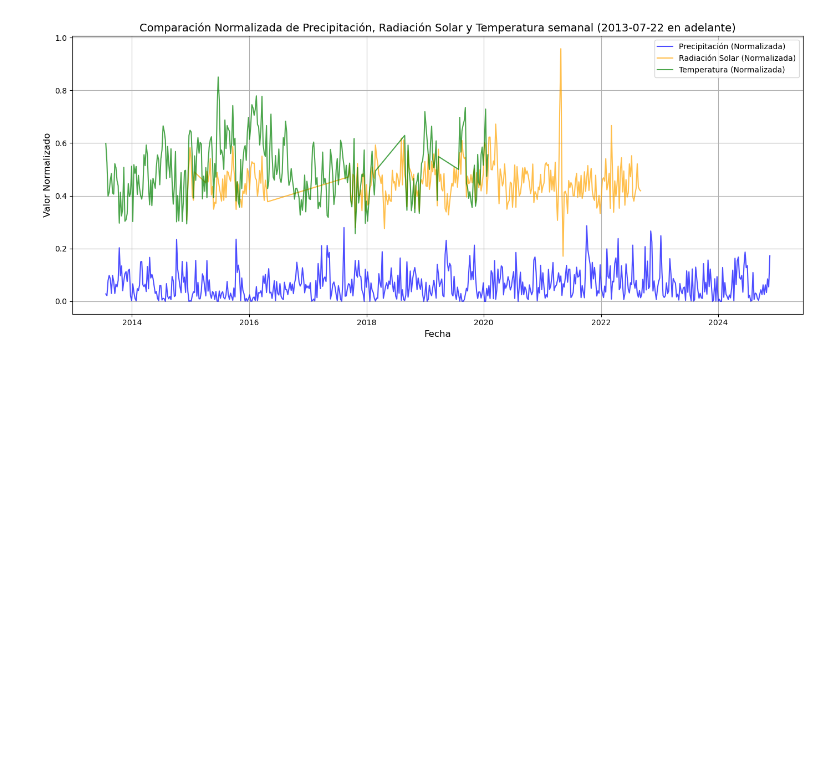
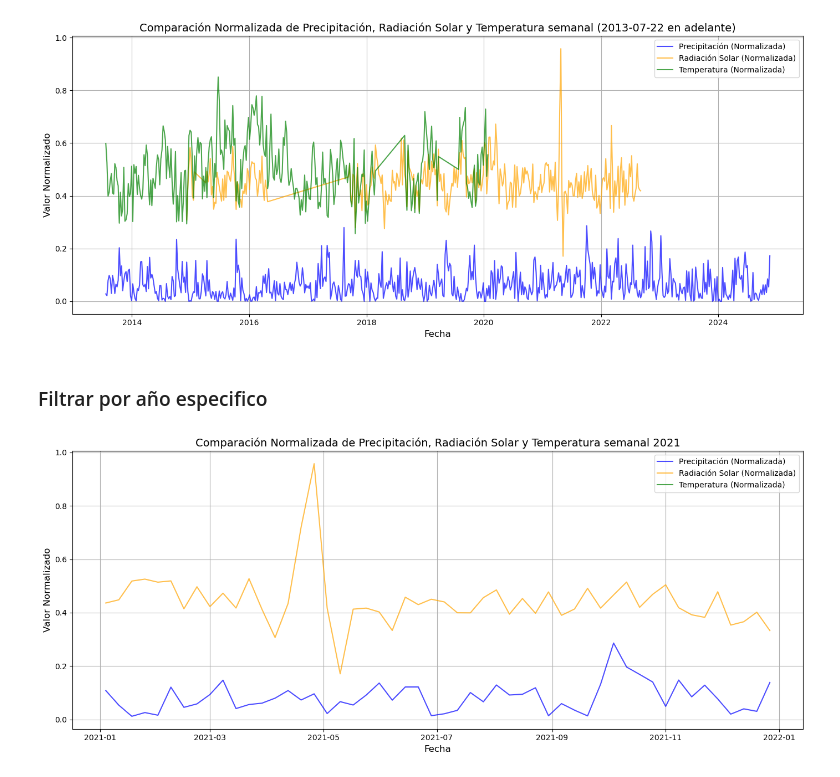
Before and after one commit to jmvilla12/bootcamp-ai, a Jupyter notebook: Proyecto/Complete_project.ipynb, the cells around one changed output. Drawn from its saved outputs; the diff is of its cells as text; code cells hidden in the pictures; blank space fills up the shorter version.

Commit message:
New graphics

```diff
--- a/Proyecto/Complete_project.ipynb
+++ b/Proyecto/Complete_project.ipynb
@@ -226,17 +225,25 @@ plt.show()
 
 [592 rows x 3 columns]
 [figure]
+# %% [markdown]
+### Filtrar por año especifico
 # %%
-# plt.figure(figsize=(14, 6))
-# plt.plot(lluvia_filtered['Fecha_Inicial'], lluvia_filtered['Precipitacion_Normalizada'], label='Precipitación (Normalizada)', color='blue', alpha=0.7)
-# plt.plot(rsolar_filtered['Fecha_Inicial'], rsolar_filtered['Radiacion_Normalizada'], label='Radiación Solar (Normalizada)', color='orange', alpha=0.7)
-# plt.plot(semanal_tseca['Fecha_Inicial'], tseca_filtered['Temperatura_Normalizada'], label='Temperatura (Normalizada)', color='green', alpha=0.7)
-# plt.title(f'Comparación Normalizada de Precipitación, Radiación Solar y Temperatura después ({fecha_inicio.date()} en adelante)', fontsize=14)
-# plt.xlabel('Fecha', fontsize=12)
-# plt.ylabel('Valor Normalizado', fontsize=12)
-# plt.legend()
-# plt.grid(True)
-# plt.tight_layout()
+my_year = 2021
+# Filtro los data set por el año que elijo
+year_lluvia = semanal_lluvia[semanal_lluvia['Fecha_Inicial'].dt.year == my_year]
+year_rsolar = semanal_rsolar[semanal_rsolar['Fecha_Inicial'].dt.year == my_year]
+year_tseca = semanal_tseca[semanal_tseca['Fecha_Inicial'].dt.year == my_year]
 
-# # Mostrar la gráfica
-# plt.show()
+plt.figure(figsize=(14, 6))
+plt.plot(year_lluvia['Fecha_Inicial'], year_lluvia['Promedio_Semanal'], label='Precipitación (Normalizada)', color='blue', alpha=0.7)
+plt.plot(year_rsolar['Fecha_Inicial'], year_rsolar['Promedio_Semanal'], label='Radiación Solar (Normalizada)', color='orange', alpha=0.7)
+plt.plot(year_tseca['Fecha_Inicial'], year_tseca['Promedio_Semanal'], label='Temperatura (Normalizada)', color='green', alpha=0.7)
+plt.title(f'Comparación Normalizada de Precipitación, Radiación Solar y Temperatura semanal {my_year}', fontsize=14)
+plt.xlabel('Fecha', fontsize=12)
+plt.ylabel('Valor Normalizado', fontsize=12)
+plt.legend()
+plt.grid(True)
+plt.tight_layout()
+plt.show()
+# %% [output]
+[figure, added]
```
Also changed, not shown: parts of 1 cell of this notebook.
